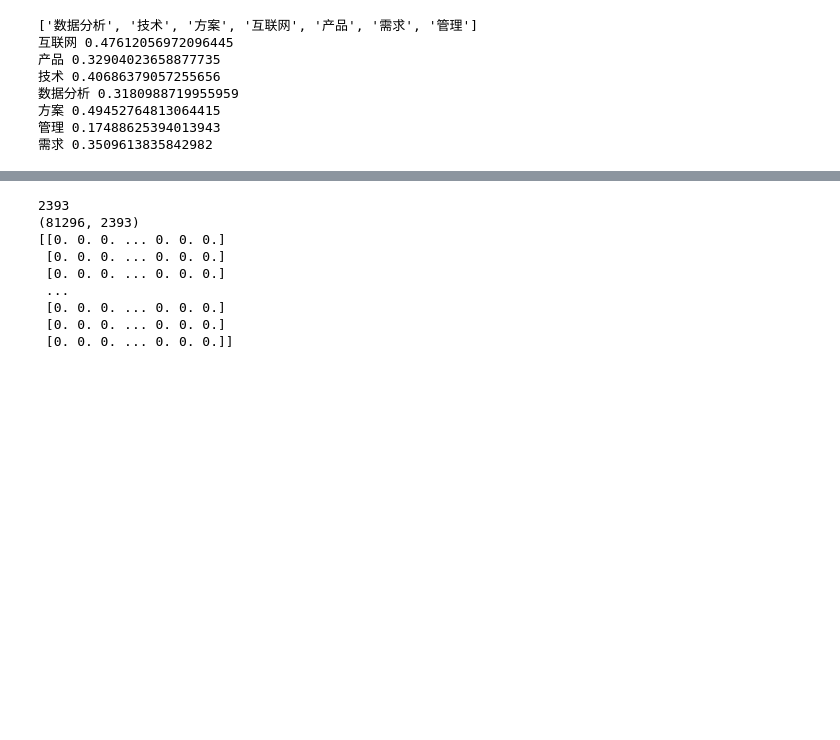
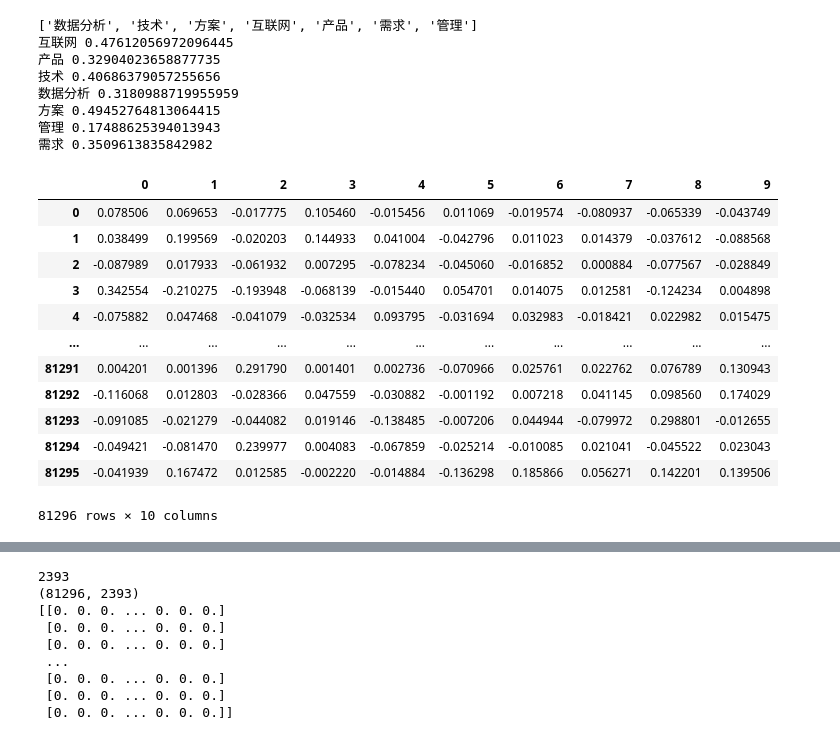
Before and after one commit to slowisfast2030/golden_data, a Jupyter notebook: feature_tfidf.ipynb, the cells around one changed output, grey strips where cells are left out. Cells and saved outputs as stored; diff of their text form; code cells hidden in the pictures; blank space fills up the shorter version.

```diff
--- a/feature_tfidf.ipynb
+++ b/feature_tfidf.ipynb
@@ -164,3 +164,19 @@ test_tfidf(111)
 方案 0.49452764813064415
 管理 0.17488625394013943
 需求 0.3509613835842982
+# %%
+tfidf_pca
+# %% [output]
+|  | 0 | 1 | 2 | 3 | 4 | 5 | 6 | 7 | 8 | 9 |
+| 0 | 0.078506 | 0.069653 | -0.017775 | 0.105460 | -0.015456 | 0.011069 | -0.019574 | -0.080937 | -0.065339 | -0.043749 |
+| 1 | 0.038499 | 0.199569 | -0.020203 | 0.144933 | 0.041004 | -0.042796 | 0.011023 | 0.014379 | -0.037612 | -0.088568 |
+| 2 | -0.087989 | 0.017933 | -0.061932 | 0.007295 | -0.078234 | -0.045060 | -0.016852 | 0.000884 | -0.077567 | -0.028849 |
+| 3 | 0.342554 | -0.210275 | -0.193948 | -0.068139 | -0.015440 | 0.054701 | 0.014075 | 0.012581 | -0.124234 | 0.004898 |
+| 4 | -0.075882 | 0.047468 | -0.041079 | -0.032534 | 0.093795 | -0.031694 | 0.032983 | -0.018421 | 0.022982 | 0.015475 |
+| ... | ... | ... | ... | ... | ... | ... | ... | ... | ... | ... |
+| 81291 | 0.004201 | 0.001396 | 0.291790 | 0.001401 | 0.002736 | -0.070966 | 0.025761 | 0.022762 | 0.076789 | 0.130943 |
+| 81292 | -0.116068 | 0.012803 | -0.028366 | 0.047559 | -0.030882 | -0.001192 | 0.007218 | 0.041145 | 0.098560 | 0.174029 |
+| 81293 | -0.091085 | -0.021279 | -0.044082 | 0.019146 | -0.138485 | -0.007206 | 0.044944 | -0.079972 | 0.298801 | -0.012655 |
+| 81294 | -0.049421 | -0.081470 | 0.239977 | 0.004083 | -0.067859 | -0.025214 | -0.010085 | 0.021041 | -0.045522 | 0.023043 |
+| 81295 | -0.041939 | 0.167472 | 0.012585 | -0.002220 | -0.014884 | -0.136298 | 0.185866 | 0.056271 | 0.142201 | 0.139506 |
+81296 rows × 10 columns
```
Also changed, not shown: parts of 8 cells of this notebook, 4 other files.
